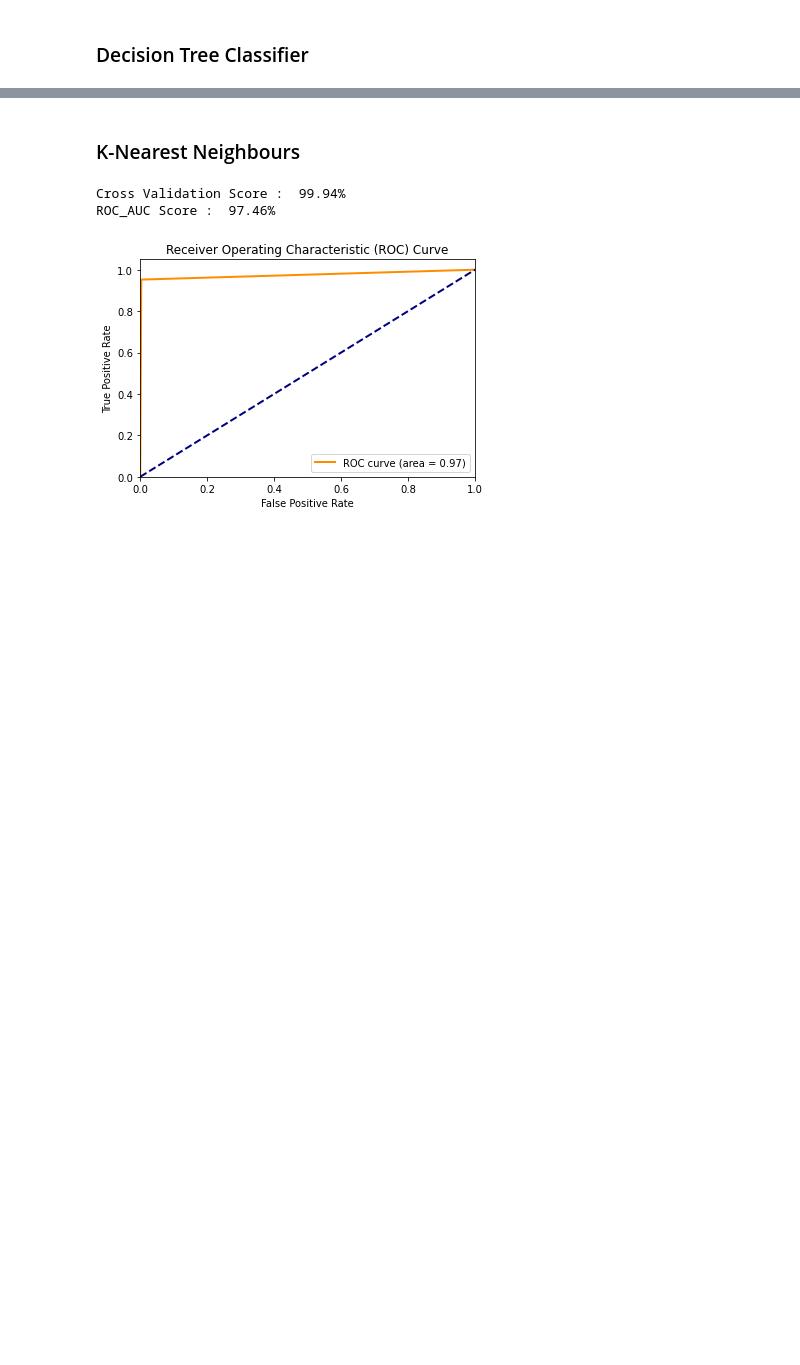
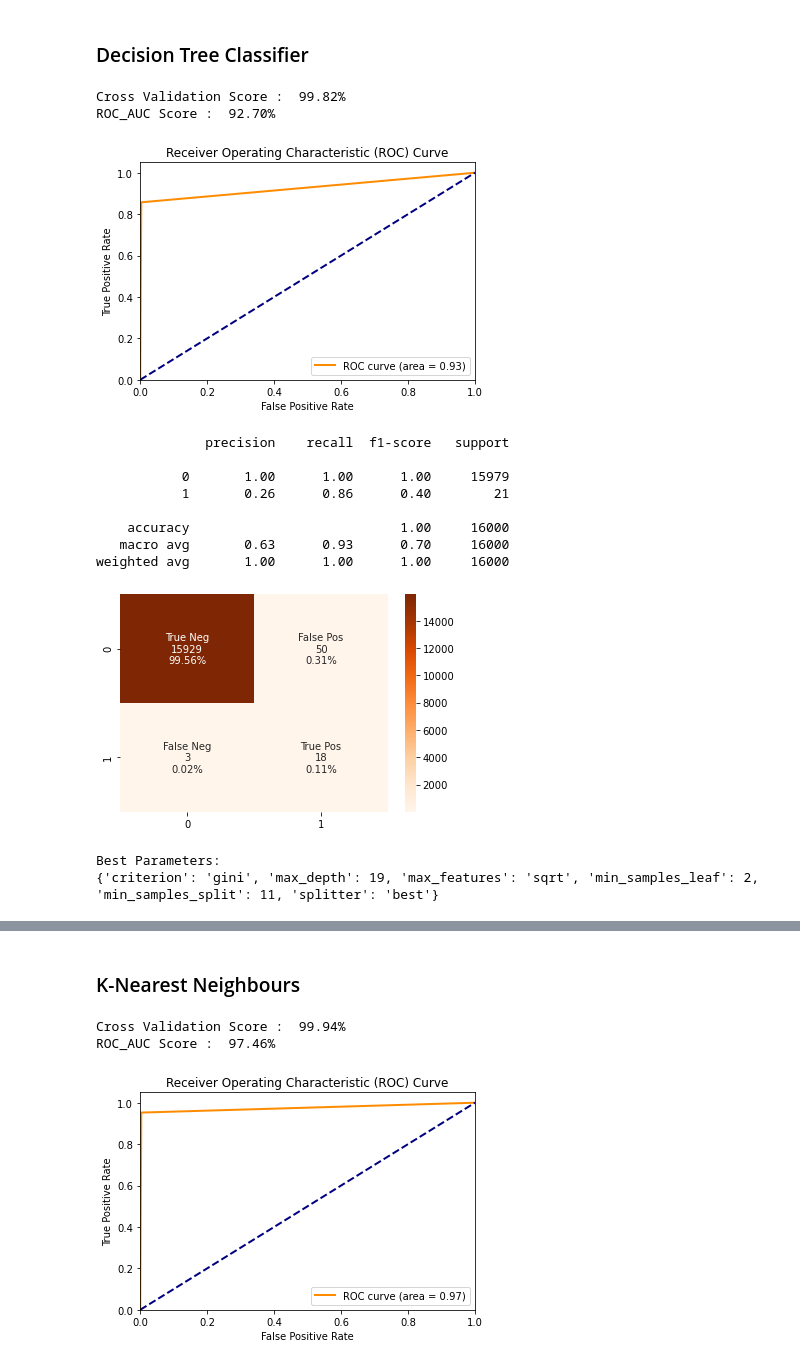
Before and after one commit to WanjaoColins/Machine-Learning-for-Credit-Card-Fraud-Detection, a Jupyter notebook: notebook.ipynb, the cells around one changed output, grey strips where cells are left out. Drawn from its saved outputs; the diff is of its cells as text; code cells hidden in the pictures; blank space fills up the shorter version.

```diff
--- a/notebook.ipynb
+++ b/notebook.ipynb
@@ -386,2 +475,62 @@ def model_evaluation(classifier,x_test,y_test):
 # %% [markdown]
 ### Decision Tree Classifier
+# %%
+# Training our Vanilla Model using Default Parameters
+
+# Instantiating DecisionTreeClassifier
+
+classifier_dt = DecisionTreeClassifier(random_state=42)
+
+model(classifier_dt, X_train, y_train, X_test, y_test)
+model_evaluation(classifier_dt, X_test, y_test)
+# %% [output]
+Cross Validation Score :  99.82%
+ROC_AUC Score :  92.70%
+[figure, added]
+              precision    recall  f1-score   support
+
+           0       1.00      1.00      1.00     15979
+           1       0.26      0.86      0.40        21
+
+    accuracy                           1.00     16000
+   macro avg       0.63      0.93      0.70     16000
+weighted avg       1.00      1.00      1.00     16000
+[figure, added]
+# %%
+#hyperparameter tuning using random search-decision tree classifier
+
+from sklearn.model_selection import RandomizedSearchCV
+from scipy.stats import randint
+
+# Define the hyperparameter space
+param_dist = {
+    "criterion": ["gini", "entropy"],
+    "splitter": ["best", "random"],
+    "max_depth": randint(1, 20),
+    "min_samples_split": randint(2, 20),
+    "min_samples_leaf": randint(1, 20),
+    "max_features": ["auto", "sqrt", "log2", None]
+}
+
+# Initialize RandomizedSearchCV
+random_search = RandomizedSearchCV(
+    estimator= classifier_dt,
+    param_distributions=param_dist,
+    n_iter=100,  # Number of parameter settings that are sampled
+    cv=5,        # 5-fold cross-validation
+    random_state=42,
+    n_jobs=-1  # Use all available CPU cores
+)
+
+# Perform random search
+random_search.fit(X_train, y_train)
+
+# Get the best parameters found
+best_params = random_search.best_params_
+
+# Print the best parameters found
+print("Best Parameters:")
+print(best_params)
+# %% [output]
+Best Parameters:
+{'criterion': 'gini', 'max_depth': 19, 'max_features': 'sqrt', 'min_samples_leaf': 2, 'min_samples_split': 11, 'splitter': 'best'}
```
Also changed, not shown: parts of 41 cells of this notebook.
